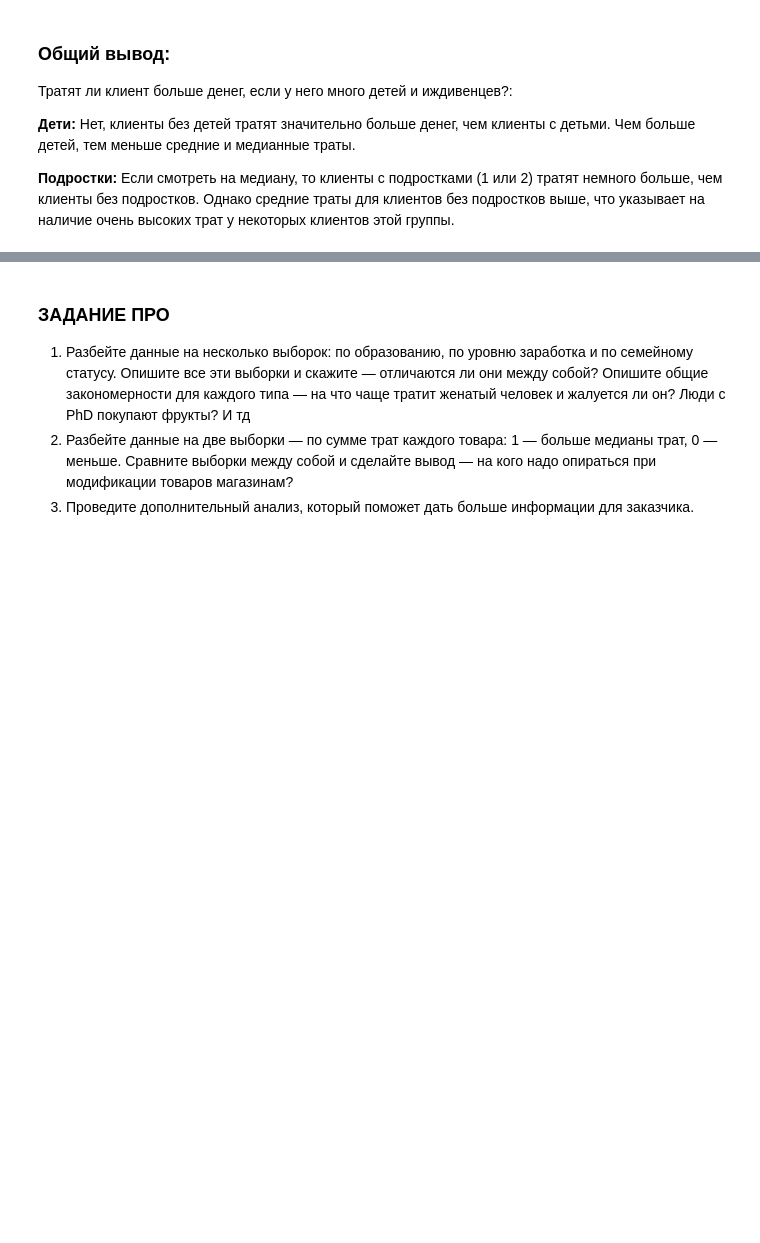
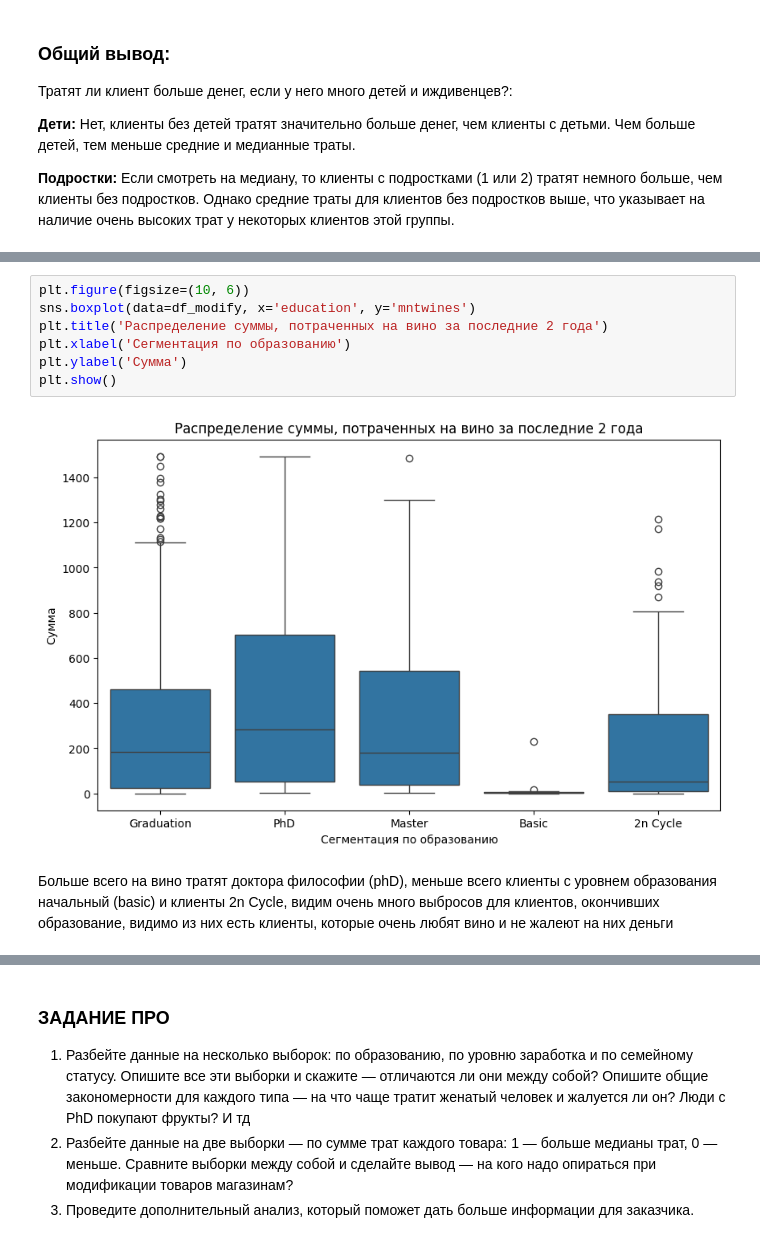
Before and after one commit to AlexeyOrehov/homework, a Jupyter notebook: home_work_1.9/1.9 1_RAZDEL_PRO_forstud.ipynb, the cells around one changed output, grey strips where cells are left out. Drawn from its saved outputs; the diff is of its cells as text; blank space fills up the shorter version.

```diff
--- a/home_work_1.9/1.9 1_RAZDEL_PRO_forstud.ipynb
+++ b/home_work_1.9/1.9 1_RAZDEL_PRO_forstud.ipynb
@@ -974,0 +1009,11 @@ __Подростки:__ Если смотреть на медиану, то кл
+# %%
+plt.figure(figsize=(10, 6))
+sns.boxplot(data=df_modify, x='education', y='mntwines')
+plt.title('Распределение суммы, потраченных на вино за последние 2 года')
+plt.xlabel('Сегментация по образованию')
+plt.ylabel('Сумма')
+plt.show()
+# %% [output]
+[figure, added]
+# %% [markdown]
+Больше всего на вино тратят доктора философии (phD), меньше всего клиенты с уровнем образования начальный (basic) и клиенты 2n Cycle, видим очень много выбросов для клиентов, окончивших образование, видимо из них есть клиенты, которые очень любят вино и не жалеют на них деньги
```
Also changed, not shown: parts of 20 cells of this notebook.
